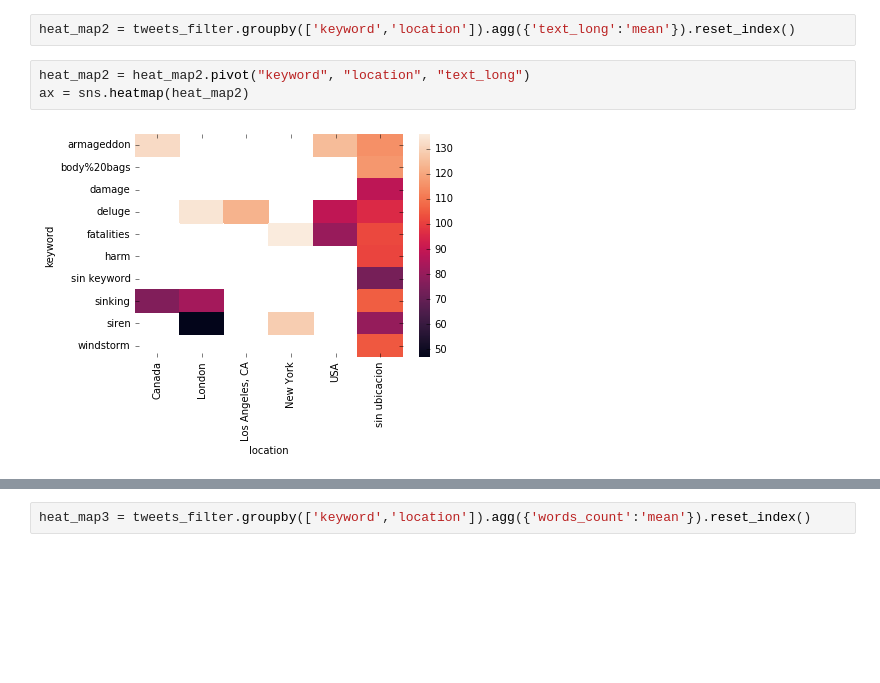
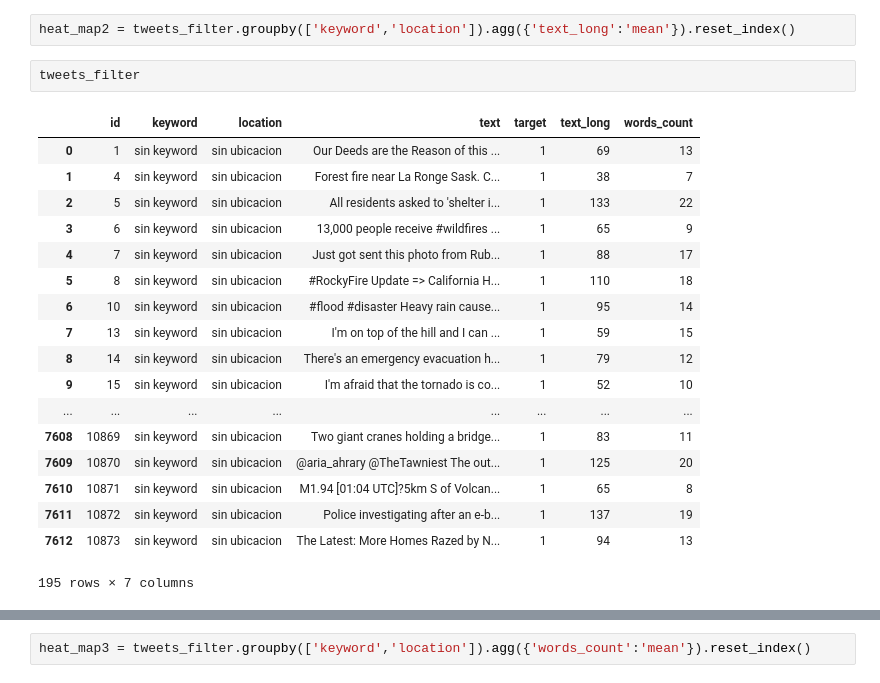
Before and after one commit to gastonfiuba/TP1Orga, a Jupyter notebook: TP1_Orga_De_Datos/VisualizacionHeatMap.ipynb, the cells around one changed output, grey strips where cells are left out. Cells and saved outputs as stored; diff of their text form; blank space fills up the shorter version.

```diff
--- a/TP1_Orga_De_Datos/VisualizacionHeatMap.ipynb
+++ b/TP1_Orga_De_Datos/VisualizacionHeatMap.ipynb
@@ -73,7 +76,23 @@ ax = sns.heatmap(heat_map)
 # %%
 heat_map2 = tweets_filter.groupby(['keyword','location']).agg({'text_long':'mean'}).reset_index()
-# %%
-heat_map2 = heat_map2.pivot("keyword", "location", "text_long")
-ax = sns.heatmap(heat_map2)
-# %% [output]
-[figure, removed]
+# %%
+tweets_filter
+# %% [output]
+|  | id | keyword | location | text | target | text_long | words_count |
+| 0 | 1 | sin keyword | sin ubicacion | Our Deeds are the Reason of this ... | 1 | 69 | 13 |
+| 1 | 4 | sin keyword | sin ubicacion | Forest fire near La Ronge Sask. C... | 1 | 38 | 7 |
+| 2 | 5 | sin keyword | sin ubicacion | All residents asked to 'shelter i... | 1 | 133 | 22 |
+| 3 | 6 | sin keyword | sin ubicacion | 13,000 people receive #wildfires ... | 1 | 65 | 9 |
+| 4 | 7 | sin keyword | sin ubicacion | Just got sent this photo from Rub... | 1 | 88 | 17 |
+| 5 | 8 | sin keyword | sin ubicacion | #RockyFire Update => California H... | 1 | 110 | 18 |
+| 6 | 10 | sin keyword | sin ubicacion | #flood #disaster Heavy rain cause... | 1 | 95 | 14 |
+| 7 | 13 | sin keyword | sin ubicacion | I'm on top of the hill and I can ... | 1 | 59 | 15 |
+| 8 | 14 | sin keyword | sin ubicacion | There's an emergency evacuation h... | 1 | 79 | 12 |
+| 9 | 15 | sin keyword | sin ubicacion | I'm afraid that the tornado is co... | 1 | 52 | 10 |
+| ... | ... | ... | ... | ... | ... | ... | ... |
+| 7608 | 10869 | sin keyword | sin ubicacion | Two giant cranes holding a bridge... | 1 | 83 | 11 |
+| 7609 | 10870 | sin keyword | sin ubicacion | @aria_ahrary @TheTawniest The out... | 1 | 125 | 20 |
+| 7610 | 10871 | sin keyword | sin ubicacion | M1.94 [01:04 UTC]?5km S of Volcan... | 1 | 65 | 8 |
+| 7611 | 10872 | sin keyword | sin ubicacion | Police investigating after an e-b... | 1 | 137 | 19 |
+| 7612 | 10873 | sin keyword | sin ubicacion | The Latest: More Homes Razed by N... | 1 | 94 | 13 |
+195 rows × 7 columns
```
Also changed, not shown: parts of 8 cells of this notebook.
